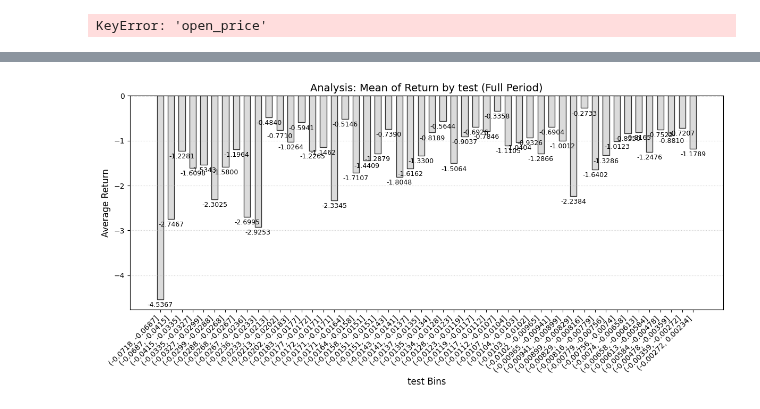
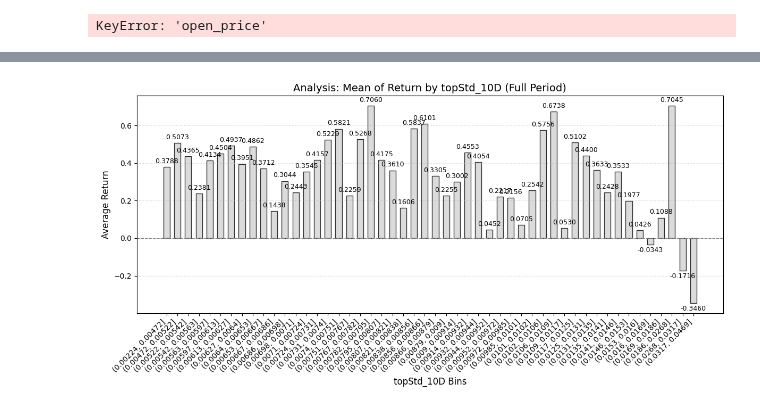
Before and after one commit to knjo/timeSeriesResearch, a Jupyter notebook: negFillResearch.ipynb, the cells around one changed output, grey strips where cells are left out. Drawn from its saved outputs; the diff is of its cells as text; code cells hidden in the pictures.

```diff
--- a/negFillResearch.ipynb
+++ b/negFillResearch.ipynb
@@ -277,6 +294,6 @@ print(signal_df.columns.tolist())
 ## 部位留存
 signal_df['PosLots'] = signal_df.groupby(['Date', 'QuoteCode']).BidPrice1.transform('cumcount') + 1
 signal_df['Position'] = signal_df.groupby(['Date', 'QuoteCode']).BidPrice1.transform('cumsum') / 10
-signalwithRisk_df = signal_df[ (~((signal_df.PosLots >1) & (signal_df.Position > 100)))].reset_index(drop=True)
-# signalwithRisk_df = signal_df[ (~((signal_df.PosLots >1) )) & (signal_df.BidPrice1<1000)].reset_index(drop=True)
+signalwithRisk_df = signal_df[ (~((signal_df.PosLots >1) & (signal_df.Position > 100))) & (signal_df.BidPrice1<1000)].reset_index(drop=True)
+# signalwithRisk_df = signal_df[  (~((signal_df.PosLots >1) & (signal_df.Position > 200))) & (signal_df.BidPrice1<1000)].reset_index(drop=True)
 # signalwithRisk_df = signal_df[ (signal_df.PosLots ==1)].reset_index(drop=True)
@@ -285,3 +322,0 @@ signalwithRisk_df[lambda x : x.Date == '20260309'].reset_index(drop=True).to_csv
-# %%
-for d in signalwithRisk_df.Date.unique() :
-    signalwithRisk_df[signalwithRisk_df.Date == d].to_csv(f'')
@@ -567,4 +599,5 @@ def plot_qcut_analysis(df, col_a, col_b, date_col=None, split_date=None, q=5, is
 # 2. 前後期對照 (切日期)
 # plot_qcut_analysis(df, 'Factor_A', 'Return', date_col='Date', split_date=20240101)
 # %%
-date_portfolio['topReturnlast_10D'] = (date_portfolio.topReturn).rolling(10,min_periods=1).min().shift()
+date_portfolio['topStd_10D'] = (date_portfolio.topReturn).rolling(10,min_periods=1).std().shift()
+# date_portfolio['topReturnlast_10D'] = (date_portfolio.topOpen).rolling(10,min_periods=1).min().shift()
@@ -572,0 +604,2 @@ AttributeError: 'DataFrame' object has no attribute 'topReturn'
+# %%
+date_portfolio['Count'] =  (date_portfolio.topOpen < 0.0018) | (date_portfolio.topReturnlast_10D < -0.025)
@@ -573,4 +628,4 @@ AttributeError: 'DataFrame' object has no attribute 'topReturn'
 # %%
-plot_qcut_analysis(date_portfolio, col_a='test', col_b=f'Return', q=50, isMin= True)
+plot_qcut_analysis(date_portfolio, col_a='topStd_10D', col_b=f'Return', q=50 , isMin=False)
 # %% [output]
-[figure, old version]
+[figure, new version]
```
Also changed, not shown: parts of 27 cells of this notebook, 2 other files.
